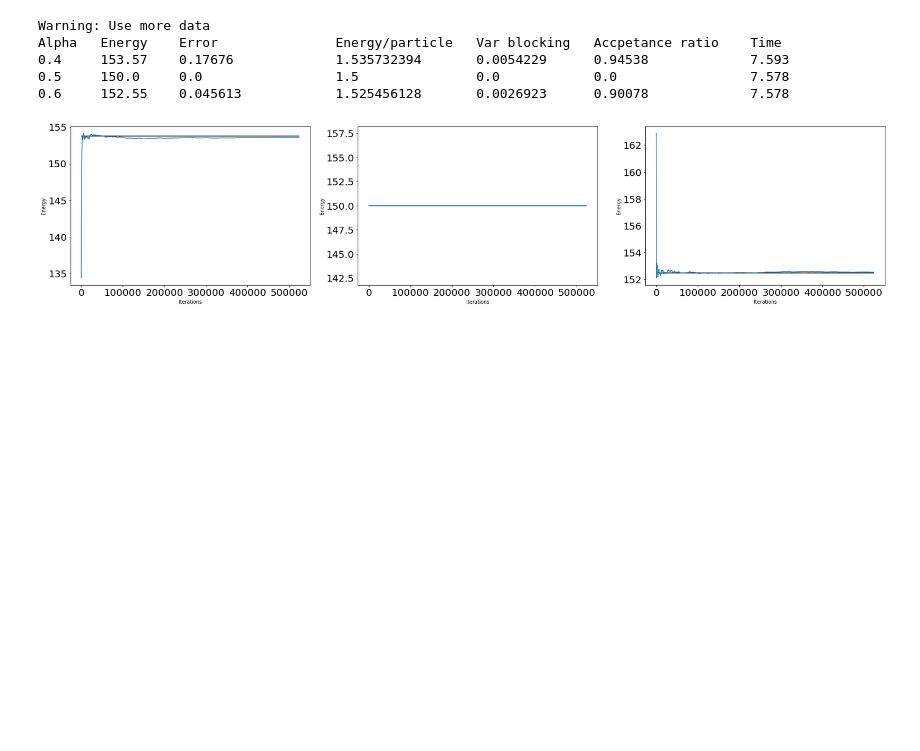
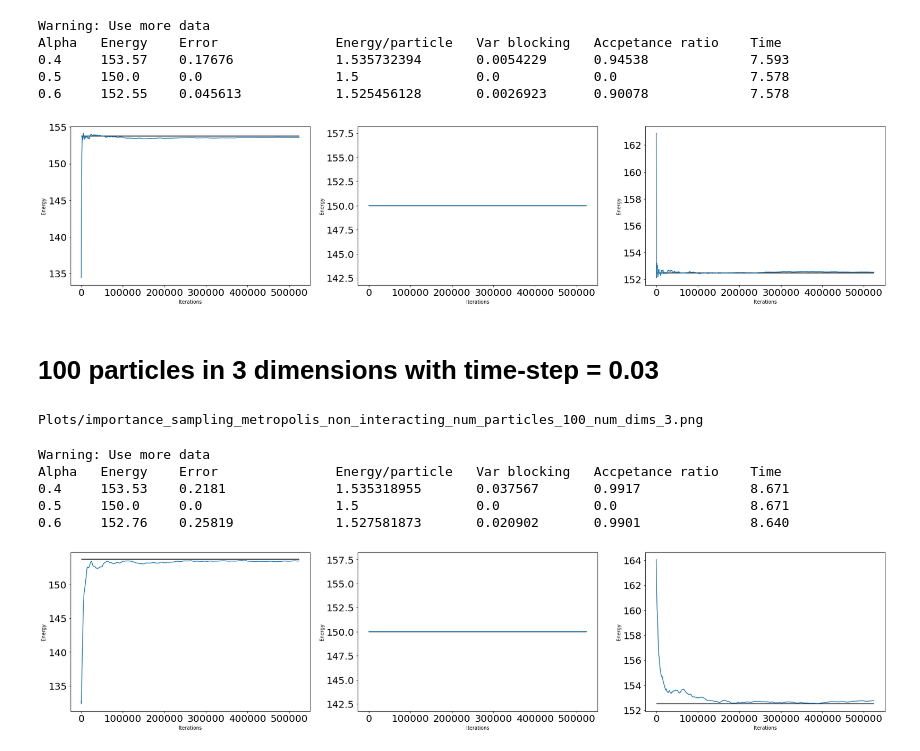
Before and after one commit to MartinKHovden/ComputationalPhysics2, a Jupyter notebook: Project1_/non-interacting_system_with_importance_sampling.ipynb, the cells around one changed output. Cells and saved outputs as stored; diff of their text form; code cells hidden in the pictures; blank space fills up the shorter version.

```diff
--- a/Project1_/non-interacting_system_with_importance_sampling.ipynb
+++ b/Project1_/non-interacting_system_with_importance_sampling.ipynb
@@ -485,3 +689,71 @@ Alpha   Energy    Error               Energy/particle   Var blocking   Accpetanc
 0.5     150.0     0.0                 1.5               0.0            0.0                 7.578
 0.6     152.55    0.045613            1.525456128       0.0026923      0.90078             7.578
 [figure]
+# %% [markdown]
+# 100 particles in 3 dimensions with time-step = 0.03
+# %%
+plt.rcParams["figure.figsize"] = 30,6
+# plt.rcParams["font.size"] = 30
+plt.rcParams["xtick.labelsize"] = 20
+plt.rcParams["ytick.labelsize"] = 20
+
+num_particles = 100
+num_dims = 3
+interaction = "non_interacting"
+method = "importance_sampling_metropolis"
+
+plot_name = r"Plots/" +  method + "_" + interaction + "_num_particles_" + str(num_particles) + "_num_dims_" + str(num_dims) + ".png"
+print(plot_name)
+savefigure = False
+
+alpha_values = [0.4, 0.5, 0.6]
+exact_values = np.array([exactValue(alpha_value, num_dims, num_particles) for alpha_value in alpha_values])
+
+alpha_0_4 = extractInfo("Data/non_interacting_importance_sampling_metropolis_local_energy_values_a_0.000000_steplength_0.030000_num_particles_100_num_dims_3_alpha_0.400000.txt", 0.4, num_dims, num_particles)
+alpha_0_5 = extractInfo("Data/non_interacting_importance_sampling_metropolis_local_energy_values_a_0.000000_steplength_0.030000_num_particles_100_num_dims_3_alpha_0.500000.txt", 0.5, num_dims, num_particles)
+alpha_0_6 = extractInfo("Data/non_interacting_importance_sampling_metropolis_local_energy_values_a_0.000000_steplength_0.030000_num_particles_100_num_dims_3_alpha_0.600000.txt", 0.6, num_dims, num_particles)
+
+
+print("{0:<8}".format("Alpha") + "{0:<10}".format("Energy") + "{0:<20}".format("Error") + "{0:<18}".format("Energy/particle") + "{0:<15}".format("Var blocking") + "{0:<20}".format("Accpetance ratio") + "{0:<15}".format("Time")  )
+
+for alpha, values, exact_value in zip(alpha_values, [alpha_0_4, alpha_0_5, alpha_0_6], exact_values):
+    print("{0:<8}".format(alpha) + "{0:<10.5}".format(values[0]) + "{0:<20.5}".format(abs(exact_value - values[0])) + "{0:<18.10}".format(values[1]) + "{0:<15.5}".format(values[2]) +  "{0:<20.5}".format(values[5])+  "{0:<15.5}".format(values[4])  )
+
+
+
+# for alpha in alpha_values:
+
+
+plt.subplot(131)
+plt.plot(alpha_0_4[3])
+plt.xlabel("Iterations")
+plt.ylabel("Energy")
+plt.hlines(exact_values[0], 0, len(alpha_0_4[3]))
+# plt.ylim((0.51-0.02, 0.51+0.02))
+
+plt.subplot(132)
+plt.xlabel("Iterations")
+plt.ylabel("Energy")
+plt.plot(alpha_0_5[3])
+plt.hlines(exact_values[1], 0, len(alpha_0_5[3]))
+# plt.ylim((0.5-0.02, 0.5+0.02))
+
+plt.subplot(133)
+plt.plot(alpha_0_6[3])
+plt.xlabel("Iterations")
+plt.ylabel("Energy")
+plt.hlines(exact_values[2], 0, len(alpha_0_6[3]))
+# plt.ylim((0.51-0.02, 0.51+0.02))
+
+if(savefigure):
+    plt.savefig(plot_name)
+
+plt.show()
+# %% [output]
+Plots/importance_sampling_metropolis_non_interacting_num_particles_100_num_dims_3.png
+Warning: Use more data
+Alpha   Energy    Error               Energy/particle   Var blocking   Accpetance ratio    Time
+0.4     153.53    0.2181              1.535318955       0.037567       0.9917              8.671
+0.5     150.0     0.0                 1.5               0.0            0.0                 8.671
+0.6     152.76    0.25819             1.527581873       0.020902       0.9901              8.640
+[figure, added]
```
Also changed, not shown: parts of 15 cells of this notebook, 41 other files.
